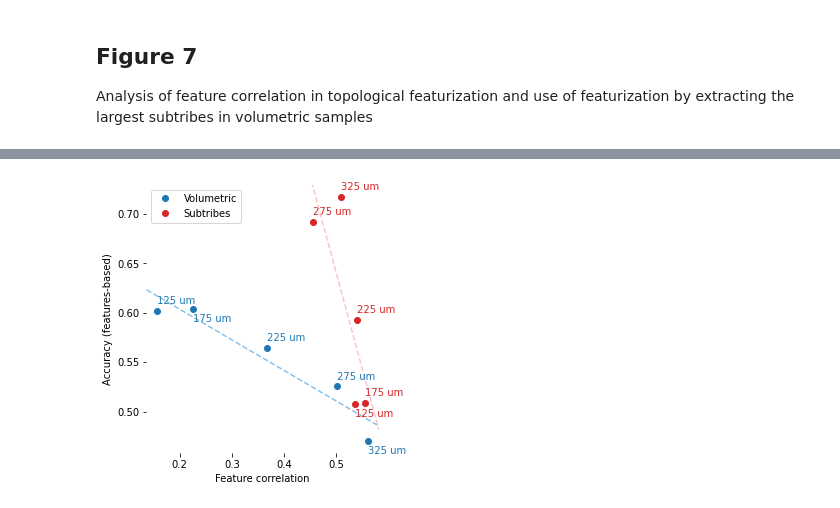
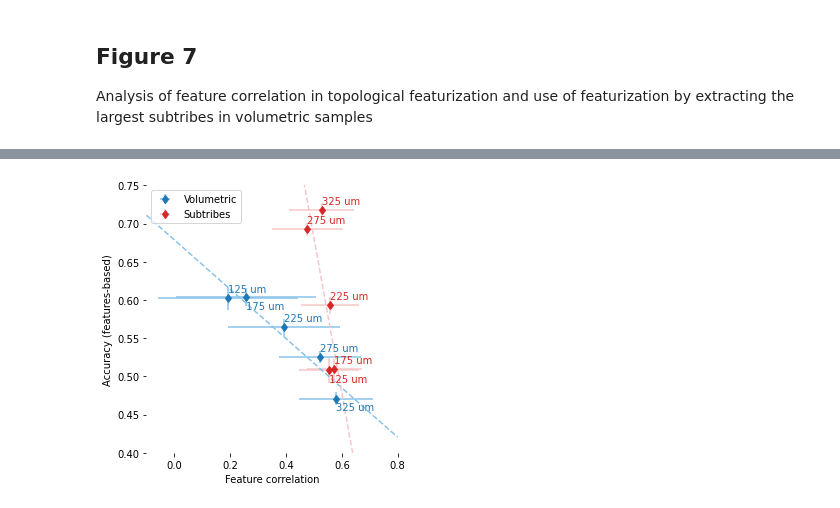
Before and after one commit to BlueBrain/topological_sampling, a Jupyter notebook: notebooks/Figure 7.ipynb, the cells around one changed output, grey strips where cells are left out. Drawn from its saved outputs; the diff is of its cells as text; code cells hidden in the pictures.

```diff
--- a/notebooks/Figure 7.ipynb
+++ b/notebooks/Figure 7.ipynb
@@ -41,6 +65,9 @@ F = fhlpr("Figure 7")
 """
 Loading the data
 """
+# Load tribes
+tribe_gids = TopoData(fn_tribes)['gids']
+
 # Load features (Euler characteristic values)
 num_stimuli = 8
 read_features = read_multiple_h5_datasets({f"stim{idx}": f"per_stimulus/stim{idx}" for idx in range(num_stimuli)})
@@ -59,12 +86,11 @@ ftr_acc = ftr_acc.filter(index='0') # Assume that results are pooled to a single
 """
 Some analysis of the data
 """
+# Samples overlap
+f_triu = lambda x: x[numpy.triu_indices(x.shape[0], 1, x.shape[1])] # Extract upper triangle matrix values
+ovlp = tribe_gids.pool(['index'], func=samples_overlap).map(f_triu) # List of single pairwise overlap values
+
 # Feature (Euler characteristic) correlation
 f_cc = lambda x: numpy.nanmean([numpy.corrcoef(x[:, :, trial].T) for trial in range(x.shape[2])], 0) # Pairwise correlation within single trials, then mean over trials
-ec_cc = ec_ftr.map(f_cc)
-
-f_pw_mean = lambda x: numpy.sum(numpy.triu(x, 1)) / ((numpy.prod(x.shape) - x.shape[0]) / 2) # Mean over pairwise correlation matrix
-ec_mcc = ec_cc.map(f_pw_mean)
-
-# Mean accuracy over CV repetitions
-ftr_acc = ftr_acc.map(numpy.nanmean)
+ec_cc = ec_ftr.map(f_cc) # Pairwise correlation matrix
+ec_cc_val = ec_cc.map(f_triu) # List of single pairwise correlation values
@@ -198,6 +295,6 @@ F.save(fig, "Panel-D")
 # %%
 """
-Panel E: Feature correlation vs accuracy based on subtribes in volumetric samples
+Panel G: Feature correlation vs accuracy based on subtribes in volumetric samples
 """
 fig = plt.figure(figsize=(4.5, 4.5))
 ax = fig.gca()
@@ -205,49 +302,61 @@ all_x = []
 all_y = []
 spec_va = ['bottom', 'top', 'bottom', 'bottom', 'top']
 for x, spec in enumerate(specs_vol):
-    data_mcc = ec_mcc.get2(sampling='Radius', specifier=spec)
-    data_acc = ftr_acc.get2(sampling='Radius', specifier=spec)
-    ax.plot(data_mcc, data_acc, marker='o', ls='None', color=col_vol, label='Volumetric' if x==0 else '')
+    mean_cc = numpy.mean(ec_cc.get2(sampling='Radius', specifier=spec))
+    mean_acc = numpy.mean(ftr_acc.get2(sampling='Radius', specifier=spec))
+    std_cc = numpy.std(ec_cc.get2(sampling='Radius', specifier=spec))
+    std_acc = numpy.std(ftr_acc.get2(sampling='Radius', specifier=spec))
+    if panel_g_show_errbars:
+        ax.errorbar(mean_cc, mean_acc, xerr=std_cc, yerr=std_acc, marker='d', ls='None', color=col_vol, ecolor=adjust_color_brightness(colors.to_rgb(col_vol), 1.75), label='Volumetric' if x==0 else '')
+    else:
+        ax.plot(mean_cc, mean_acc, marker='o', ls='None', color=col_vol, label='Volumetric' if x==0 else '')
     if spec_va[x] == 'bottom':
         y_offset = 0.005
     elif spec_va[x] == 'top':
         y_offset = -0.005
     else:
         y_offset = 0.0
-    ax.text(data_mcc, data_acc + y_offset, spec, ha='left', va=spec_va[x], color=col_vol)
-    all_x.append(data_mcc)
-    all_y.append(data_acc)
+    ax.text(mean_cc, mean_acc + y_offset, spec, ha='left', va=spec_va[x], color=col_vol)
+    all_x.append(mean_cc)
+    all_y.append(mean_acc)
 
 data_fit_vol = numpy.polyfit(all_x, all_y, deg=1)
 
 all_x = []
 all_y = []
 spec_va = ['top', 'bottom', 'bottom', 'bottom', 'bottom']
 for x, spec in enumerate(specs_subtr):
-    data_mcc = ec_mcc.get2(sampling='subtribes', specifier=spec)
-    data_acc = ftr_acc.get2(sampling='subtribes', specifier=spec)
-    ax.plot(data_mcc, data_acc, marker='o', ls='None', color=col_subtr, label='Subtribes' if x==0 else '')
+    mean_cc = numpy.mean(ec_cc.get2(sampling='subtribes', specifier=spec))
+    mean_acc = numpy.mean(ftr_acc.get2(sampling='subtribes', specifier=spec))
+    std_cc = numpy.std(ec_cc.get2(sampling='subtribes', specifier=spec))
+    std_acc = numpy.std(ftr_acc.get2(sampling='subtribes', specifier=spec))
+    if panel_g_show_errbars:
+        ax.errorbar(mean_cc, mean_acc, xerr=std_cc, yerr=std_acc, marker='d', ls='None', color=col_subtr, ecolor=adjust_color_brightness(colors.to_rgb(col_subtr), 1.75), label='Subtribes' if x==0 else '')
+    else:
+        ax.plot(mean_cc, mean_acc, marker='o', ls='None', color=col_subtr, label='Subtribes' if x==0 else '')
     if spec_va[x] == 'bottom':
         y_offset = 0.005
     elif spec_va[x] == 'top':
         y_offset = -0.005
     else:
         y_offset = 0.0
-    ax.text(data_mcc, data_acc + y_offset, specs_vol[x], ha='left', va=spec_va[x], color=col_subtr)
-    all_x.append(data_mcc)
-    all_y.append(data_acc)
+    ax.text(mean_cc, mean_acc + y_offset, specs_vol[x], ha='left', va=spec_va[x], color=col_subtr)
+    all_x.append(mean_cc)
+    all_y.append(mean_acc)
 
 data_fit_subtr = numpy.polyfit(all_x, all_y, deg=1)
 
 ax.set_xlabel('Feature correlation')
 ax.set_ylabel('Accuracy (features-based)')
 ax.axis('tight')
+ax.set_xlim((numpy.floor(min(ax.get_xlim()) * 10) / 10, numpy.ceil(max(ax.get_xlim()) * 10) / 10))
+ax.set_ylim((numpy.floor(min(ax.get_ylim()) * 20) / 20, numpy.ceil(max(ax.get_ylim()) * 20) / 20))
 x_range = numpy.array(ax.get_xlim())
 ax.plot(x_range, data_fit_vol[1] + data_fit_vol[0] * x_range, color=adjust_color_brightness(colors.to_rgb(col_vol), 1.75), ls='--')
 ax.plot(x_range, data_fit_subtr[1] + data_fit_subtr[0] * x_range, color=adjust_color_brightness(colors.to_rgb(col_subtr), 1.75), ls='--')
 plt.box(False)
 plt.legend(loc='upper left')
 plt.tight_layout()
-F.save(fig, "Panel-E")
+F.save(fig, "Panel-G")
 # %% [output]
-[figure, old version]
+[figure, new version]
```
Also changed, not shown: parts of 8 cells of this notebook, 1 other file.
